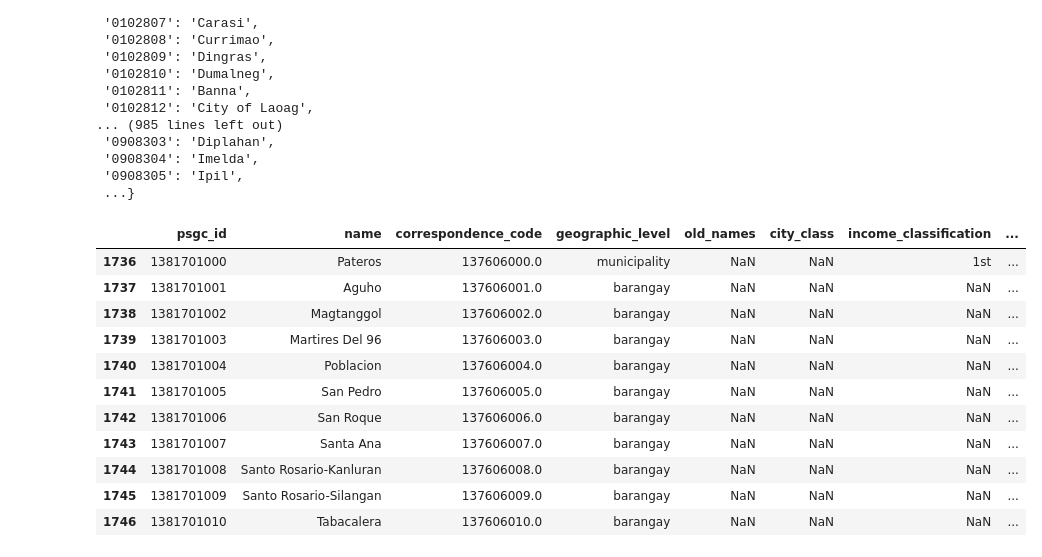
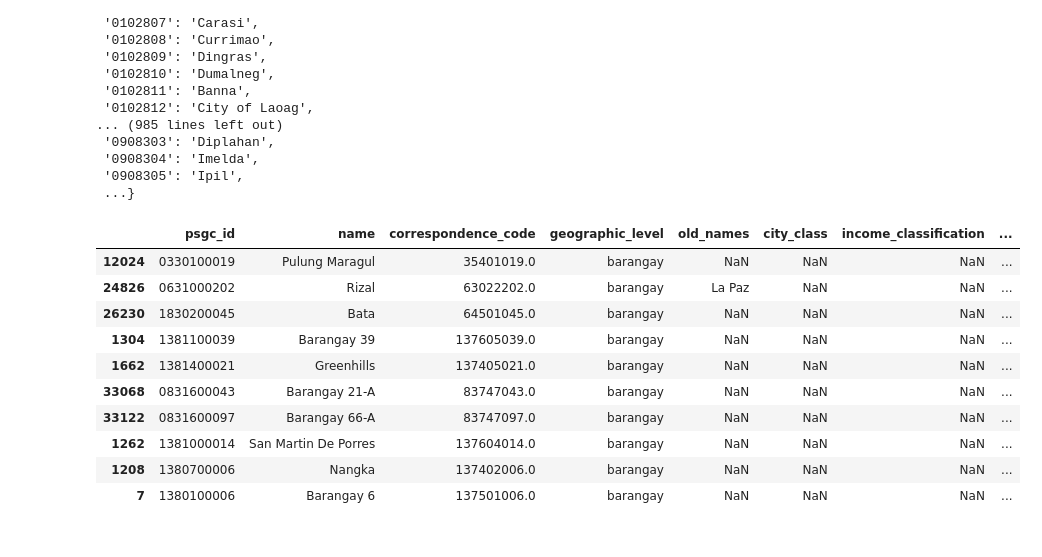
Before and after one commit to bendlikeabamboo/barangay, a Jupyter notebook: notebooks/parsing_process_extended.ipynb, the cells around one changed output. Saved outputs shown, nothing was run; the diff lists cells and outputs as text; code cells hidden in the pictures.

Commit message:
Added barangay_extended

```diff
--- a/notebooks/parsing_process_extended.ipynb
+++ b/notebooks/parsing_process_extended.ipynb
@@ -284,20 +284,19 @@ class Location(BaseModel):
     nicknames: Optional[List[str]] = None
     components: List["Location"] = Field(default_factory=list)
 # %%
-df[~(df["province_or_huc"].notna()) & (df["municipality_or_city"].notna())]
+df[(df["province_or_huc"].notna()) & (~df["municipality_or_city"].notna())].sample(10)
 # %% [output]
 |  | psgc_id | name | correspondence_code | geographic_level | old_names | city_class | income_classification | ... |
-| 1736 | 1381701000 | Pateros | 137606000.0 | municipality | NaN | NaN | 1st | ... |
-| 1737 | 1381701001 | Aguho | 137606001.0 | barangay | NaN | NaN | NaN | ... |
-| 1738 | 1381701002 | Magtanggol | 137606002.0 | barangay | NaN | NaN | NaN | ... |
-| 1739 | 1381701003 | Martires Del 96 | 137606003.0 | barangay | NaN | NaN | NaN | ... |
-| 1740 | 1381701004 | Poblacion | 137606004.0 | barangay | NaN | NaN | NaN | ... |
-| 1741 | 1381701005 | San Pedro | 137606005.0 | barangay | NaN | NaN | NaN | ... |
-| 1742 | 1381701006 | San Roque | 137606006.0 | barangay | NaN | NaN | NaN | ... |
-| 1743 | 1381701007 | Santa Ana | 137606007.0 | barangay | NaN | NaN | NaN | ... |
-| 1744 | 1381701008 | Santo Rosario-Kanluran | 137606008.0 | barangay | NaN | NaN | NaN | ... |
-| 1745 | 1381701009 | Santo Rosario-Silangan | 137606009.0 | barangay | NaN | NaN | NaN | ... |
-| 1746 | 1381701010 | Tabacalera | 137606010.0 | barangay | NaN | NaN | NaN | ... |
+| 12024 | 0330100019 | Pulung Maragul | 35401019.0 | barangay | NaN | NaN | NaN | ... |
+| 24826 | 0631000202 | Rizal | 63022202.0 | barangay | La Paz | NaN | NaN | ... |
+| 26230 | 1830200045 | Bata | 64501045.0 | barangay | NaN | NaN | NaN | ... |
+| 1304 | 1381100039 | Barangay 39 | 137605039.0 | barangay | NaN | NaN | NaN | ... |
+| 1662 | 1381400021 | Greenhills | 137405021.0 | barangay | NaN | NaN | NaN | ... |
+| 33068 | 0831600043 | Barangay 21-A | 83747043.0 | barangay | NaN | NaN | NaN | ... |
+| 33122 | 0831600097 | Barangay 66-A | 83747097.0 | barangay | NaN | NaN | NaN | ... |
+| 1262 | 1381000014 | San Martin De Porres | 137604014.0 | barangay | NaN | NaN | NaN | ... |
+| 1208 | 1380700006 | Nangka | 137402006.0 | barangay | NaN | NaN | NaN | ... |
+| 7 | 1380100006 | Barangay 6 | 137501006.0 | barangay | NaN | NaN | NaN | ... |
 # %%
 root = Location(
     name="Philippines", psgc_id="0000000000", type="country", parent_psgc_id="n/a"
```
Also changed, not shown: parts of 6 cells of this notebook, 4 other files.
